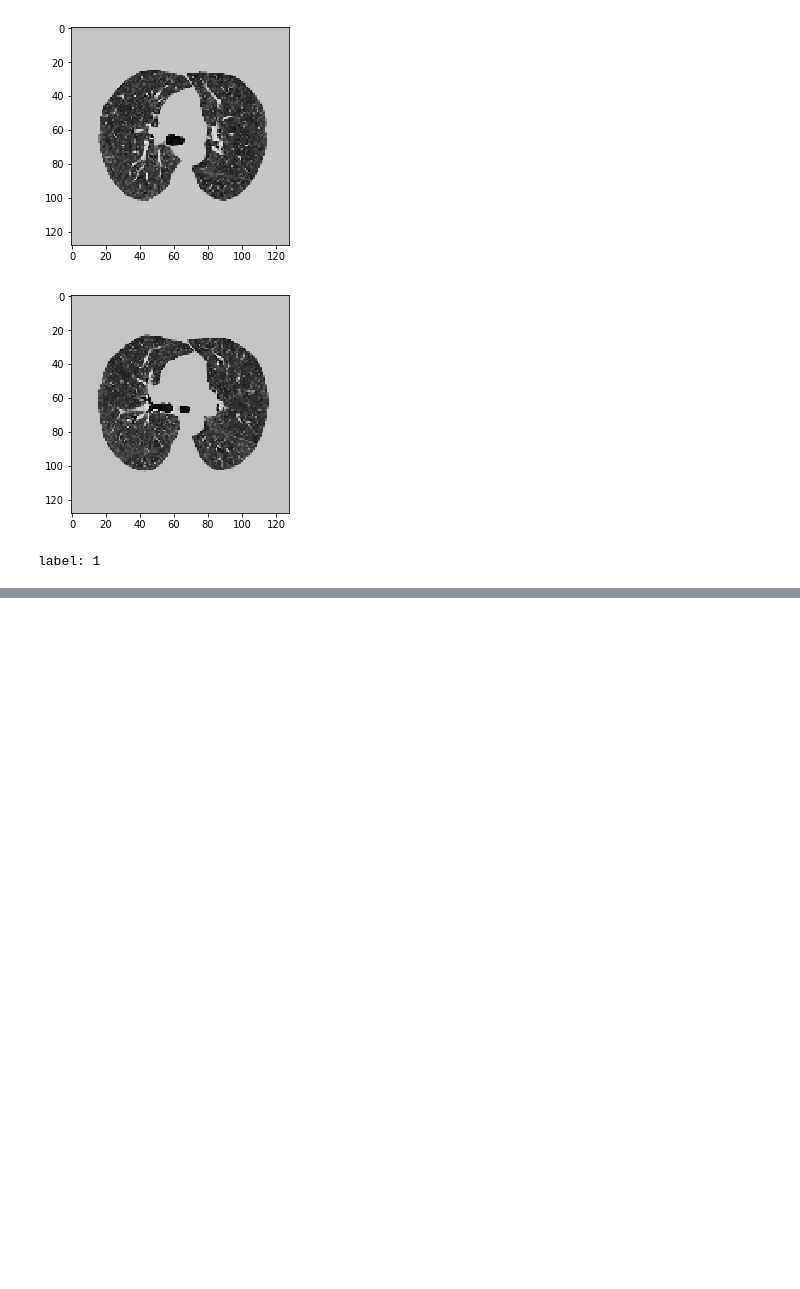
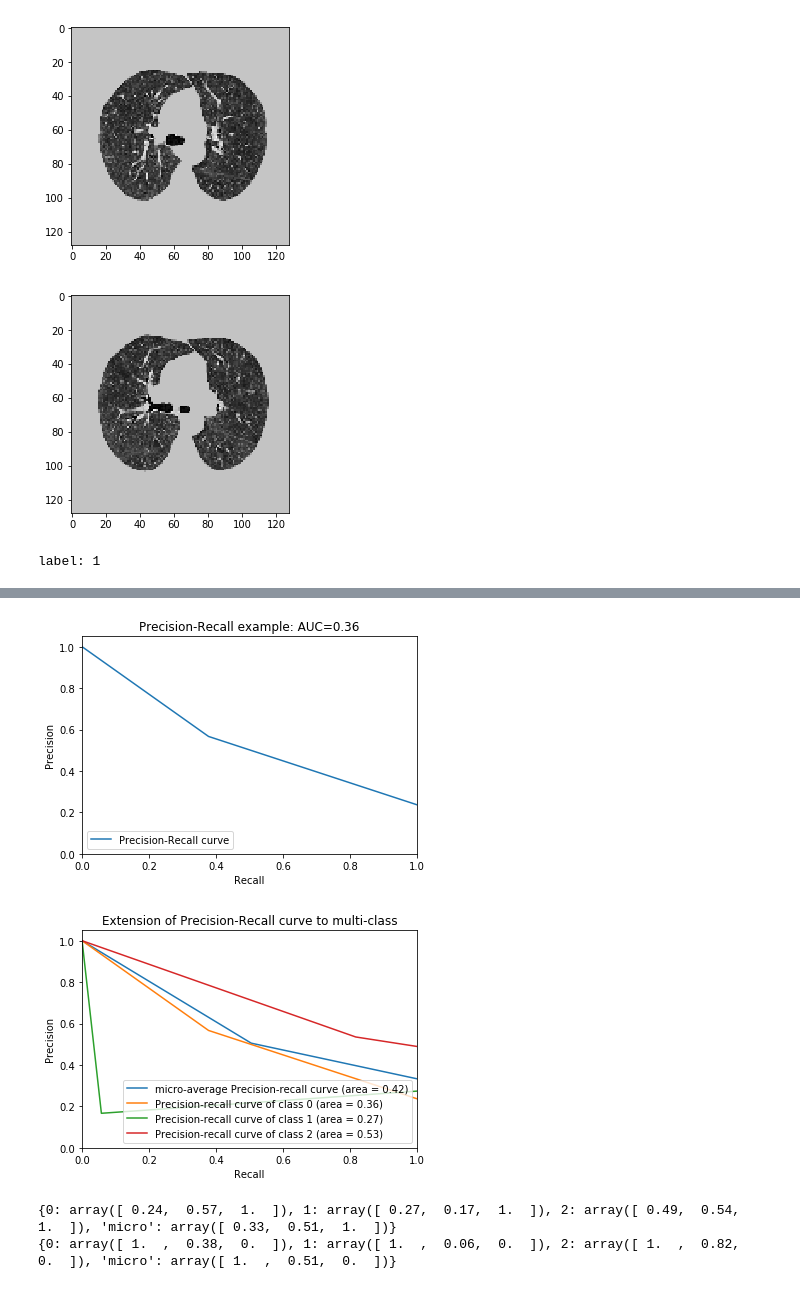
Before and after one commit to magdyksaleh/cs231n_bmi260_project, a Jupyter notebook: ResNet3D_driver.ipynb, the cells around one changed output, grey strips where cells are left out. Cells and saved outputs as stored; diff of their text form; code cells hidden in the pictures; blank space fills up the shorter version.

```diff
--- a/ResNet3D_driver.ipynb
+++ b/ResNet3D_driver.ipynb
@@ -362,0 +361,70 @@ Normalized confusion matrix
+# %%
+ # Define model
+
+ # Define model
+
+import matplotlib.pyplot as plt
+import numpy as np
+from sklearn import svm, datasets
+from sklearn.metrics import precision_recall_curve
+from sklearn.metrics import average_precision_score
+from sklearn.cross_validation import train_test_split
+from sklearn.preprocessing import label_binarize
+from sklearn.multiclass import OneVsRestClassifier
+
+y_test = label_binarize(y_test, classes = [0,1,2])
+y_pred_test = label_binarize(y_pred_test, classes = [0,1,2])
+y_val = label_binarize(y_val, classes = [0,1,2])
+y_pred_val = label_binarize(y_pred_val, classes = [0,1,2])
+
+precision = dict()
+recall = dict()
+average_precision = dict()
+n_classes = 3
+for i in range(n_classes):
+    precision[i], recall[i], _ = precision_recall_curve(y_val[:, i],
+                                                        y_pred_val[:, i])
+    average_precision[i] = average_precision_score(y_val[:, i], y_pred_val[:, i])
+
+# Compute micro-average ROC curve and ROC area
+precision["micro"], recall["micro"], _ = precision_recall_curve(y_val.ravel(),
+    y_pred_val.ravel())
+average_precision["micro"] = average_precision_score(y_val, y_pred_val,
+                                                     average="micro")
+
+# Plot Precision-Recall curve
+plt.clf()
+plt.plot(recall[0], precision[0], label='Precision-Recall curve')
+plt.xlabel('Recall')
+plt.ylabel('Precision')
+plt.ylim([0.0, 1.05])
+plt.xlim([0.0, 1.0])
+plt.title('Precision-Recall example: AUC={0:0.2f}'.format(average_precision[0]))
+plt.legend(loc="lower left")
+plt.show()
+
+# Plot Precision-Recall curve for each class
+plt.clf()
+plt.plot(recall["micro"], precision["micro"],
+         label='micro-average Precision-recall curve (area = {0:0.2f})'
+               ''.format(average_precision["micro"]))
+for i in range(n_classes):
+    plt.plot(recall[i], precision[i],
+             label='Precision-recall curve of class {0} (area = {1:0.2f})'
+                   ''.format(i, average_precision[i]))
+
+plt.xlim([0.0, 1.0])
+plt.ylim([0.0, 1.05])
+plt.xlabel('Recall')
+plt.ylabel('Precision')
+plt.title('Extension of Precision-Recall curve to multi-class')
+plt.legend(loc="lower right")
+plt.show()
+
+print(precision)
+print(recall)
+# %% [output]
+[figure, added]
+[figure, added]
+{0: array([ 0.24,  0.57,  1.  ]), 1: array([ 0.27,  0.17,  1.  ]), 2: array([ 0.49,  0.54,  1.  ]), 'micro': array([ 0.33,  0.51,  1.  ])}
+{0: array([ 1.  ,  0.38,  0.  ]), 1: array([ 1.  ,  0.06,  0.  ]), 2: array([ 1.  ,  0.82,  0.  ]), 'micro': array([ 1.  ,  0.51,  0.  ])}
```
Also changed, not shown: parts of 5 cells of this notebook, 2 other files.
